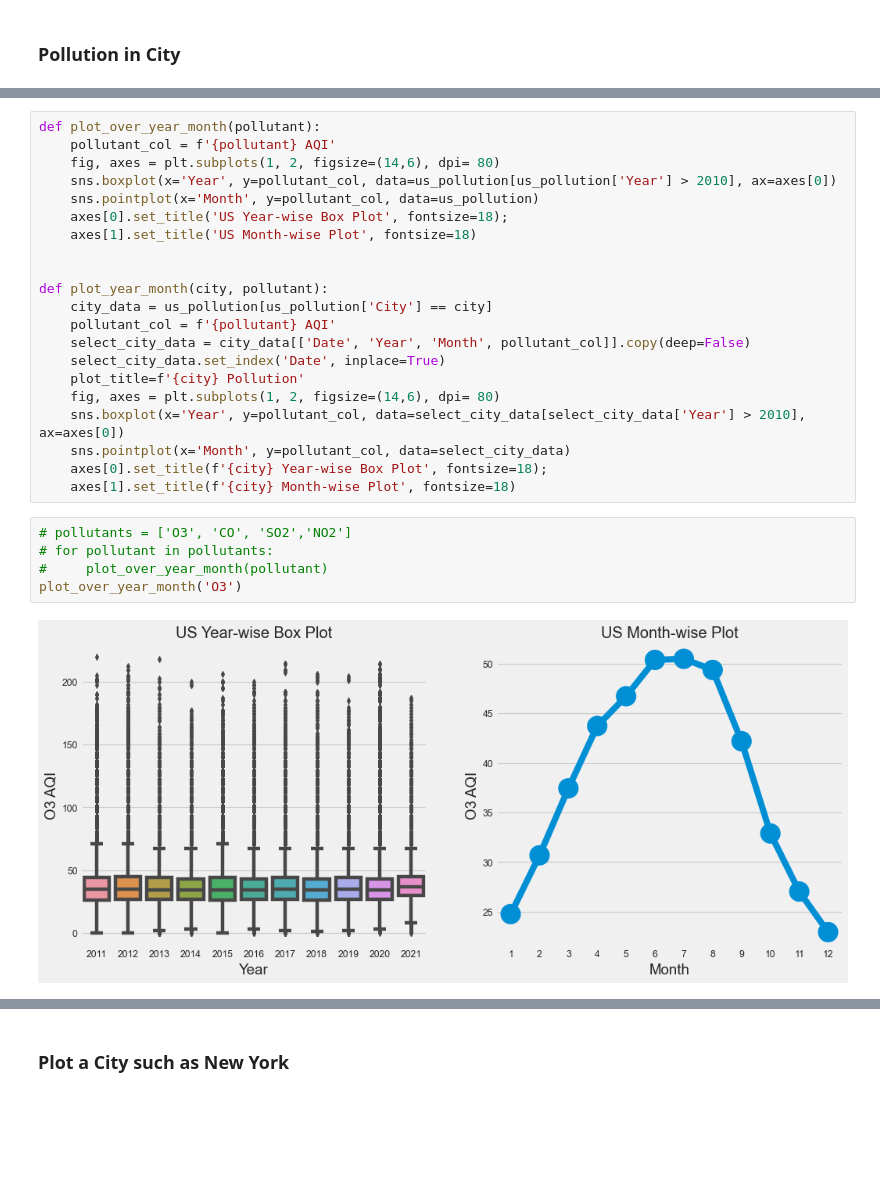
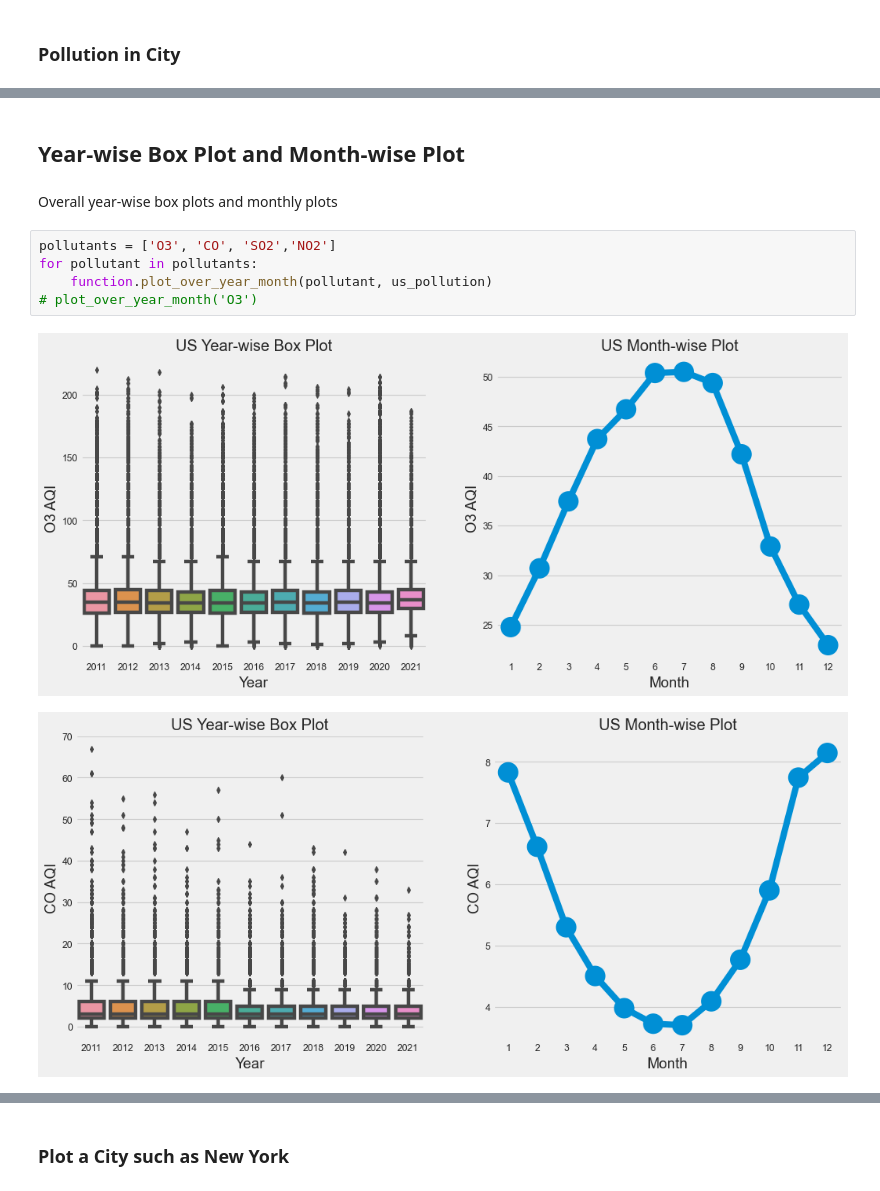
Before and after one commit to WangJiaJun515/2022Spring_Finals, a Jupyter notebook: Pollution Analysis Part A.ipynb, the cells around one changed output, grey strips where cells are left out. Cells and saved outputs as stored; diff of their text form; blank space fills up the shorter version.

Commit message:
Create a separate .py file
Create a separate .py file and include all the functions

```diff
--- a/Pollution Analysis Part A.ipynb
+++ b/Pollution Analysis Part A.ipynb
@@ -410,31 +321,15 @@ for city in largest_cities:
 [figure]
 [figure]
 [figure]
-# %%
-def plot_over_year_month(pollutant):
-    pollutant_col = f'{pollutant} AQI'
-    fig, axes = plt.subplots(1, 2, figsize=(14,6), dpi= 80)
-    sns.boxplot(x='Year', y=pollutant_col, data=us_pollution[us_pollution['Year'] > 2010], ax=axes[0])
-    sns.pointplot(x='Month', y=pollutant_col, data=us_pollution)
-    axes[0].set_title('US Year-wise Box Plot', fontsize=18);
-    axes[1].set_title('US Month-wise Plot', fontsize=18)
-
-
-def plot_year_month(city, pollutant):
-    city_data = us_pollution[us_pollution['City'] == city]
-    pollutant_col = f'{pollutant} AQI'
-    select_city_data = city_data[['Date', 'Year', 'Month', pollutant_col]].copy(deep=False)
-    select_city_data.set_index('Date', inplace=True)
-    plot_title=f'{city} Pollution'
-    fig, axes = plt.subplots(1, 2, figsize=(14,6), dpi= 80)
-    sns.boxplot(x='Year', y=pollutant_col, data=select_city_data[select_city_data['Year'] > 2010], ax=axes[0])
-    sns.pointplot(x='Month', y=pollutant_col, data=select_city_data)
-    axes[0].set_title(f'{city} Year-wise Box Plot', fontsize=18);
-    axes[1].set_title(f'{city} Month-wise Plot', fontsize=18)
+# %% [markdown]
+## Year-wise Box Plot and Month-wise Plot
+# %% [markdown]
+Overall year-wise box plots and monthly plots
 # %%
-# pollutants = ['O3', 'CO', 'SO2','NO2']
-# for pollutant in pollutants:
-#     plot_over_year_month(pollutant)
-plot_over_year_month('O3')
+pollutants = ['O3', 'CO', 'SO2','NO2']
+for pollutant in pollutants:
+    function.plot_over_year_month(pollutant, us_pollution)
+# plot_over_year_month('O3')
 # %% [output]
 [figure]
+[figure, added]
```
Also changed, not shown: parts of 39 cells of this notebook, 1 other file.
